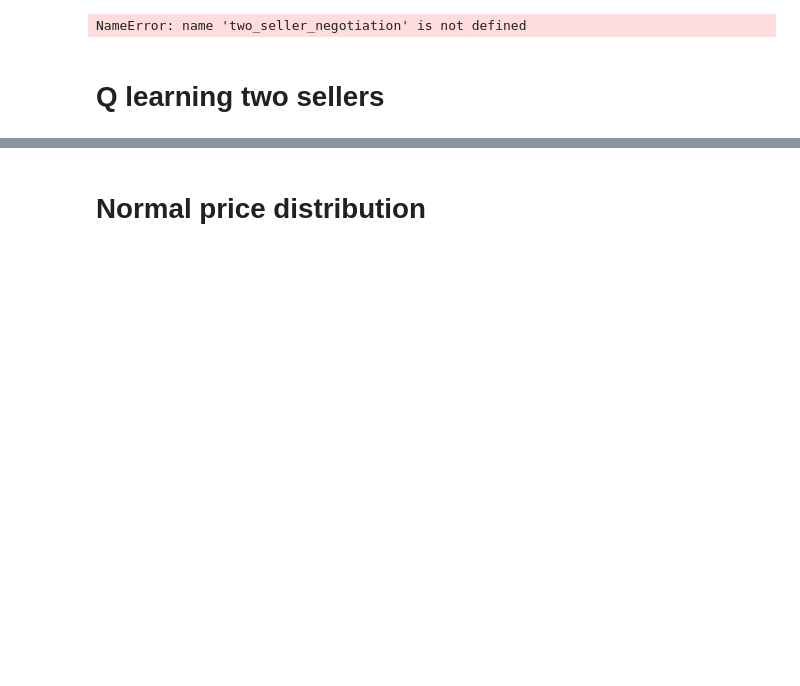
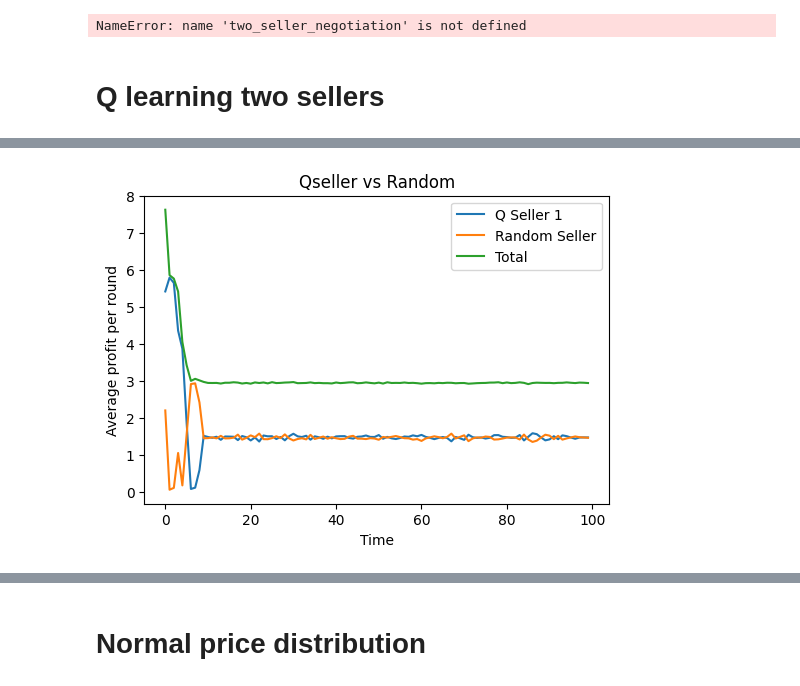
Before and after one commit to Lenguist/insight-game-ai, a Jupyter notebook: two-sellers.ipynb, the cells around one changed output, grey strips where cells are left out. Cells and saved outputs as stored; diff of their text form; code cells hidden in the pictures; blank space fills up the shorter version.

Commit message:
vanilla-q-seller-added

```diff
--- a/two-sellers.ipynb
+++ b/two-sellers.ipynb
@@ -404,65 +319,63 @@ class QLearningSeller(Seller):
 # %%
+# DO NOT CHANGE THE PARAMETERS LOCK THEM IN
 from buyers import EducatedBuyer
 import matplotlib.pyplot as plt
-from sellers import DescentArithmeticSeller, DescentByNSeller, RandomSeller
-import random
-import numpy as np
-
+from sellers import DescentArithmeticSeller
+from sellers import DescentByNSeller
+from sellers import RandomSeller
 range_min = 11
 range_max = 100
 value = 10
 imp_incr = 0.1
 rounds = 1000
 
+
 init_offer = range_max
 
-# Define the hyperparameters to tune
-init_learning_rates = [0.1, 0.25, 0.5, 0.75, 1.0]
-learning_rate_decays = [0, 0.01, 0.1, 0.2]
-min_exploration_rates = [0.01, 0.1, 0.2, 0.3]
-exploration_decay_rates = [0.01, 0.1, 0.2, 0.3]
+seller1 = QLearningSeller(value=value,
+                         init_offer=init_offer,
+                         init_learning_rate=0.5,
+                         learning_rate_decay=0.01,
+                         exploration_decay_rate=0.01,
+                         min_exploration_rate=0.01)
 
-# Keep track of the best hyperparameters
-best_profits_seller1 = -np.inf
-best_hyperparameters = None
 
-# Iterate through each combination of hyperparameters
-for init_learning_rate in init_learning_rates:
-    for learning_rate_decay in learning_rate_decays:
-        for min_exploration_rate in min_exploration_rates:
-            for exploration_decay_rate in exploration_decay_rates:
-                seller1 = QLearningSeller(value=value,
-                                          init_offer=init_offer,
-                                          init_learning_rate=init_learning_rate,
-                                          learning_rate_decay=learning_rate_decay,
-                                          exploration_decay_rate=exploration_decay_rate,
-                                          min_exploration_rate=min_exploration_rate)
+seller2 = QLearningSeller(value=value,
+                         init_offer=init_offer,
+                         init_learning_rate=0.5,
+                         learning_rate_decay=0.01,
+                         exploration_decay_rate=0.01,
+                         min_exploration_rate=0.01)
+sellers = [seller1, seller2]
 
-                seller2 = RandomSeller(value=value, init_offer=init_offer)
-                sellers = [seller1, seller2]
+profits_seller1 = []
+profits_seller2 = []
 
-                profits_seller1 = []
-                profits_seller2 = []
+# Simulation of 100 rounds
+for _ in range(100):
+    total_profits = [0 for i in range(len(sellers))]
+    for i in range(rounds):
+        maxprice = int(random.uniform(range_min, range_max+1))
+        edubuyer = EducatedBuyer(maxprice, imp_incr)
+        profits = two_seller_negotiation(edubuyer, sellers, False)
+        #print(qseller.q_table)
+        for i in range(len(sellers)):
+            total_profits[i] += profits[i] /rounds
 
-                # Simulation of 100 rounds
-                for _ in range(100):
-                    total_profits = [0 for _ in range(len(sellers))]
-                    for _ in range(rounds):
-                        maxprice = int(random.uniform(range_min, range_max+1))
-                        edubuyer = EducatedBuyer(maxprice, imp_incr)
-                        profits = two_seller_negotiation(edubuyer, sellers, False)
-                        for i in range(len(sellers)):
-                            total_profits[i] += profits[i] / rounds
-
-                    profits_seller1.append(total_profits[0])
-                    profits_seller2.append(total_profits[1])
-
-                # Evaluate the performance of the model with the current hyperparameters
-                average_profits_seller1 = sum(profits_seller1) / 100
-                if average_profits_seller1 > best_profits_seller1:
-                    best_profits_seller1 = average_profits_seller1
-                    best_hyperparameters = (init_learning_rate, learning_rate_decay, min_exploration_rate, exploration_decay_rate)
-
-print("Best average profits for Seller 1: " + str(best_profits_seller1))
-print("Best hyperparameters: " + str(best_hyperparameters))
+    profits_seller1.append(total_profits[0])
+    profits_seller2.append(total_profits[1])
+print("Seller 1 average profits: " + str(sum(profits_seller1)/100))
+print("Seller 2 average profits: " + str(sum(profits_seller2)/100))
+print("Seller 1 policy:" + str(seller1.get_optimal_policy((100,0))))
+print("Seller 2 policy:" + str(seller2.get_optimal_policy((100,0))))
+fig, ax = plt.subplots(figsize=(6, 4))
+ax.plot(profits_seller1, label='Q Seller 1')
+ax.plot(profits_seller2, label='Random Seller')
+ax.plot([profits_seller2[i]+profits_seller1[i] for i in range(len(profits_seller1))], label='Total')
+#ax.axhline(45, color='r', linestyle='--', label='y=45 line')  # This will create a horizontal line at y=45
+ax.set_xlabel('Time')
+ax.set_ylabel('Average profit per round')
+ax.set_title('Qseller vs Random')
+ax.legend()
+plt.show()
 # %% [output]
@@ -470,0 +386 @@ Best hyperparameters: (0.25, 0.01, 0.01, 0.01)
+[figure, added]
```
Also changed, not shown: parts of 5 cells of this notebook, 1 other file.
